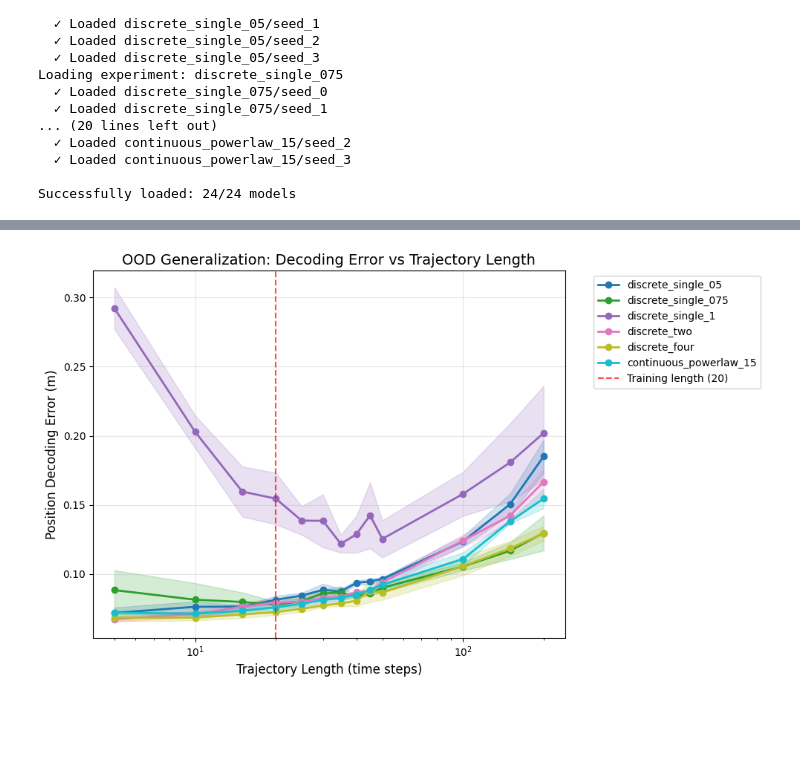
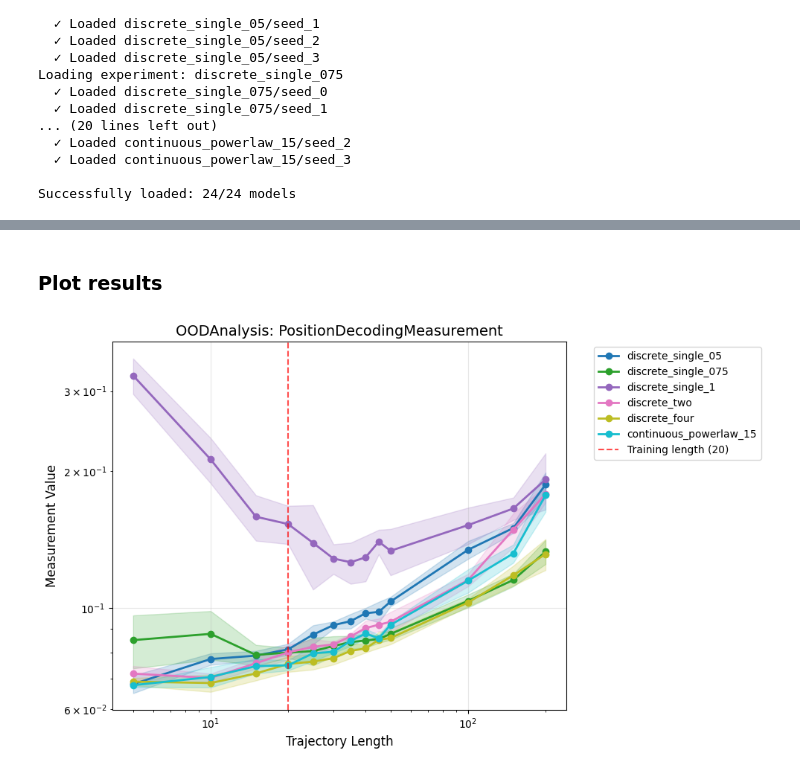
Before and after one commit to geometric-intelligence/pirnns, a Jupyter notebook: pirnns/analysis/notebooks/ood_traj_length.ipynb, the cells around one changed output, grey strips where cells are left out. Cells and saved outputs as stored; diff of their text form; code cells hidden in the pictures; blank space fills up the shorter version.

Commit message:
plot training metrics

```diff
--- a/pirnns/analysis/notebooks/ood_traj_length.ipynb
+++ b/pirnns/analysis/notebooks/ood_traj_length.ipynb
@@ -166,9 +179,11 @@ results.experiment_results
+# %% [markdown]
+### Plot results
 # %%
 from pirnns.analysis.plotting import (
-    plot_sweep_results_ood_trajectory_length_decoding_error,
+    plot_sweep_results,
 )
 
 
-plot_sweep_results_ood_trajectory_length_decoding_error(results)
+plot_sweep_results(results, log_x=True, log_y=True)
 # %% [output]
-[figure, old version]
+[figure, new version]
```
Also changed, not shown: parts of 10 cells of this notebook, 4 other files.
